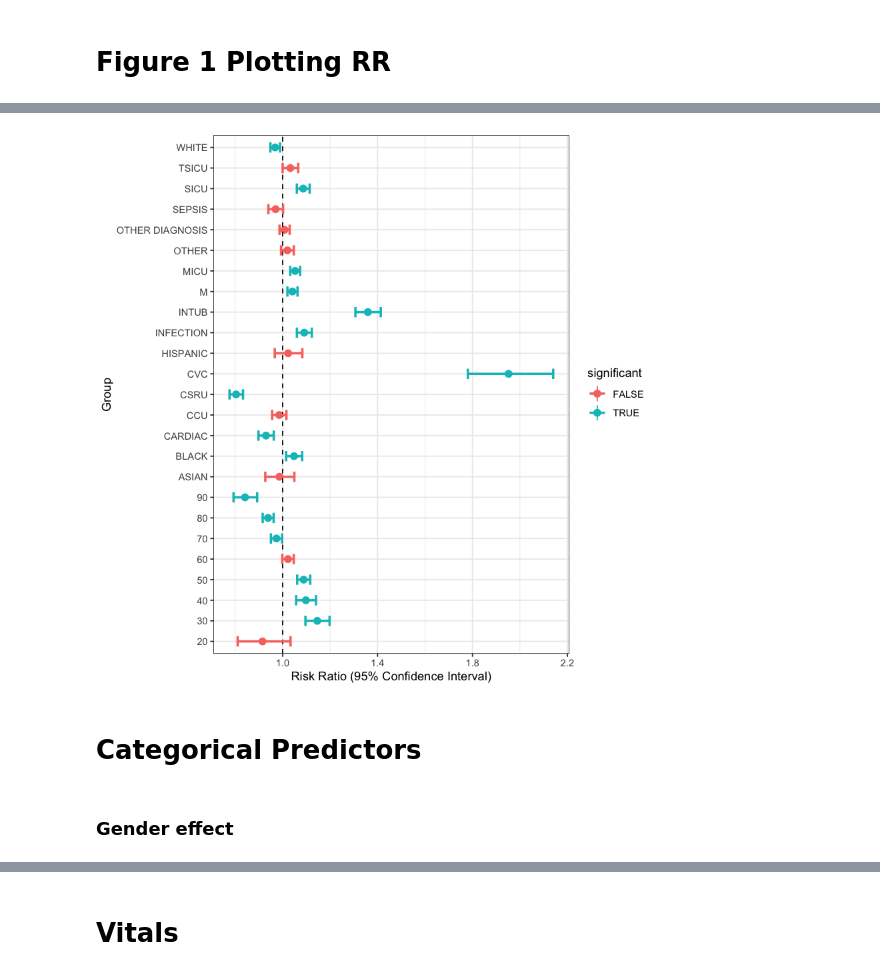
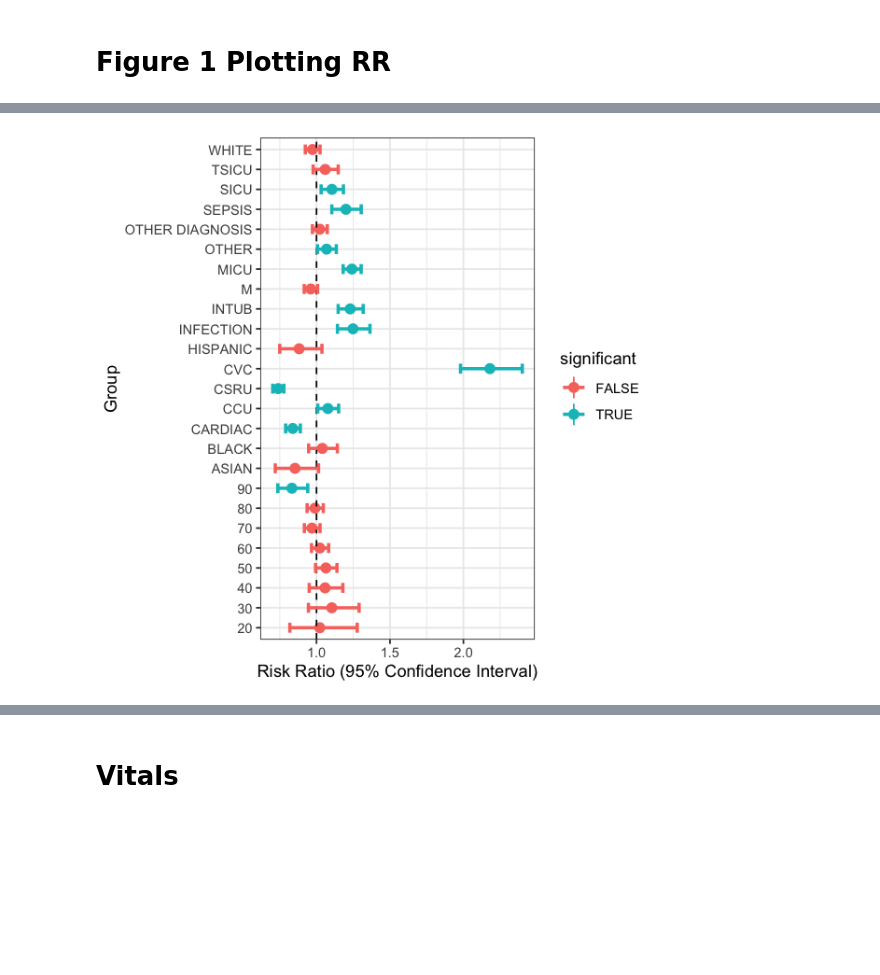
Before and after one commit to ruoyijiang/general, a Jupyter notebook: projects/haimovich_pressors/R_Pressor_Outcomes.ipynb, the cells around one changed output, grey strips where cells are left out. Cells and saved outputs as stored; diff of their text form; code cells hidden in the pictures; blank space fills up the shorter version.

Commit message:
multiple pressors

```diff
--- a/projects/haimovich_pressors/R_Pressor_Outcomes.ipynb
+++ b/projects/haimovich_pressors/R_Pressor_Outcomes.ipynb
@@ -501 +498,4 @@ A grouped_df: 28 × 6
+# %%
+input_death_df <- input_death_df %>%
+    filter(first_careunit != "NICU")
 # %% [markdown]
@@ -503,6 +503,25 @@ A grouped_df: 28 × 6
 # %%
 output_df <- input_death_df %>%
     mutate(course_id = paste(icustay_id, continuous_course, sep = ",")) %>%
-    group_by(course_id) %>%
+    group_by(course_id, pressor) %>%
     mutate(starttime = min(starttime), endtime = max(endtime)) %>%
     filter(!LESS1HOUR, FIRSTCOURSE, !STOPMORTALITY)
+# %%
+# collapse so each row is a course_id
+output_df <- output_df %>%
+    group_by(course_id, pressor) %>%
+    summarize(
+            STATUS = unique(STATUS)[1],
+            MORETHAN24HOURS = unique(MORETHAN24HOURS)[1],
+            simple_diagnosis = unique(simple_diagnosis)[1],
+            simple_race = unique(simple_race)[1],
+            age = unique(age_cohort)[1],
+            age_cohort = unique(age)[1],
+            cvc = unique(cvc)[1],
+            intub = unique(intub)[1],
+            first_careunit = unique(first_careunit)[1],
+            gender = unique(gender)[1],
+            icustay_id = unique(icustay_id)[1],
+            starttime = min(starttime),
+            endtime = max(endtime)
+    )
@@ -535,8 +534,3 @@ simplifyDiagnosis <- function(diagnosis){
-# %%
-output_df <- output_df %>%
-    rowwise() %>%
-    mutate(simple_race = simplifyRace(ethnicity)) %>%
-    mutate(simple_diagnosis = simplifyDiagnosis(diagnosis))
 # %% [markdown]
 Second: Let’s pause the sophisticated (and more interesting) analysis to build out our manuscript table 1 and supp tables 1-3. Details in the doc, but I imagine this as a classic table 1 where you show group characteristics. Hopefully R has a straight-forward way of dumping these out. (https://cran.r-project.org/web/packages/tableone/vignettes/introduction.html)
 
@@ -650,7 +901,8 @@ A data.frame: 25 × 8
 # %% [markdown]
 # Figure 1 Plotting RR
 # %%
-p = ggplot(data=all_rr_df,
+options(repr.plot.width=5, repr.plot.height=5)
+p = ggplot(data=calculatePredictors(output_df),
     aes(x = ID,y = estimate, ymin = lower, ymax = upper ))+
     geom_pointrange(aes(col=significant))+
     geom_hline(yintercept =1, linetype=2)+
@@ -663,3 +922 @@ plot(p)
-[figure, old version]
+[figure, new version]
-# %% [markdown]
-# Categorical Predictors
@@ -668,2 +922,0 @@ all_rr_list <- list()
-# %% [markdown]
-### Gender effect
```
Also changed, not shown: parts of 137 cells of this notebook.
